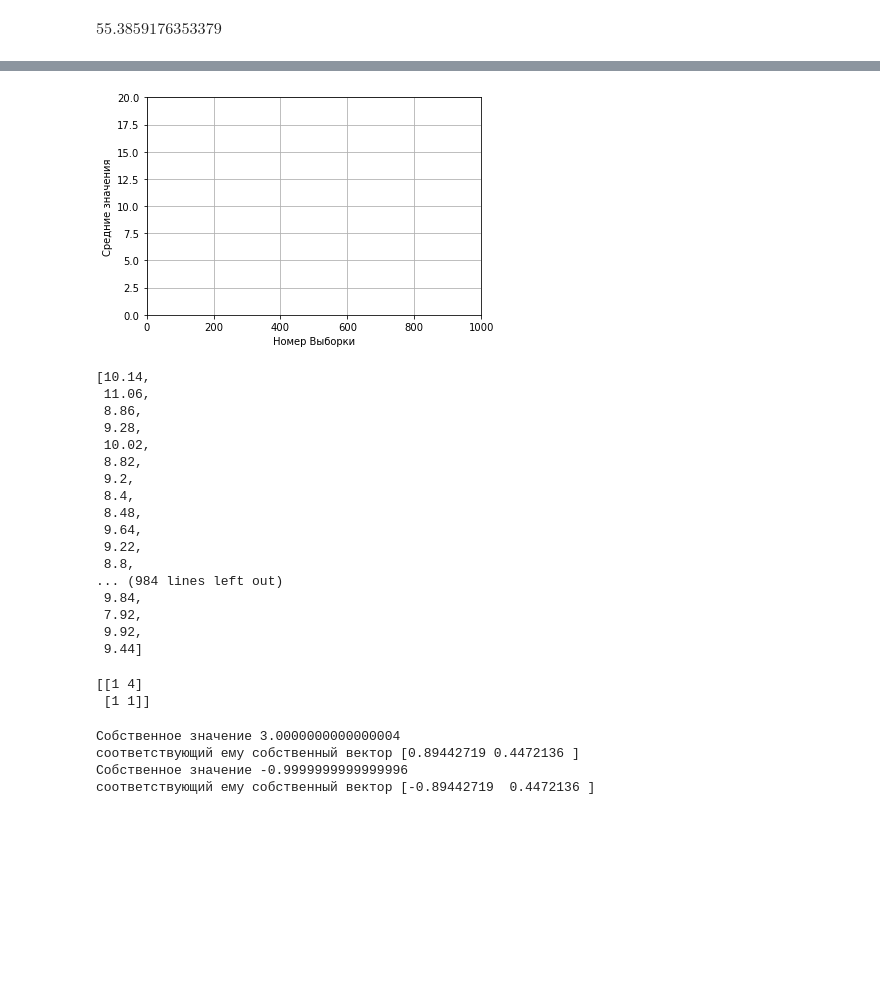
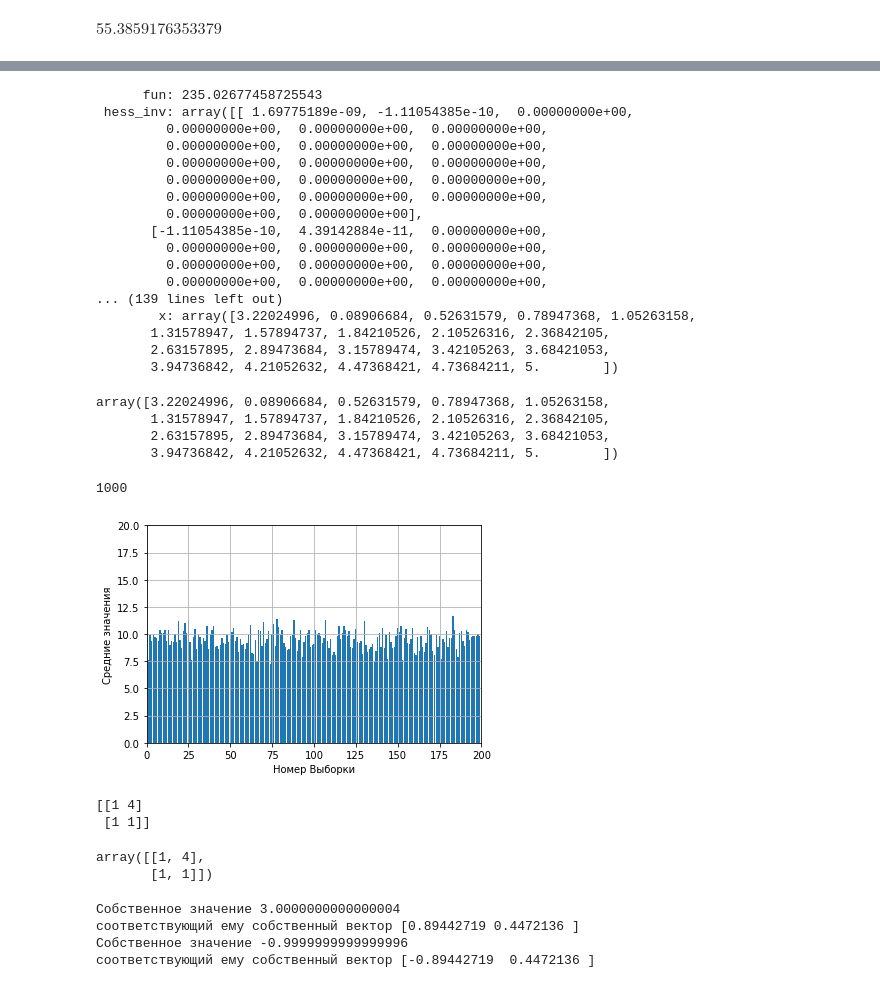
Before and after one commit to stanislavlesnovskij/homework, a Jupyter notebook: Директория для Юпитера/Диплом.ipynb, the cells around one changed output, grey strips where cells are left out. Cells and saved outputs as stored; diff of their text form; code cells hidden in the pictures; blank space fills up the shorter version.

```diff
--- a/Директория для Юпитера/Диплом.ipynb
+++ b/Директория для Юпитера/Диплом.ipynb
@@ -118,41 +219,55 @@ def error(params):
+# %%
+func
+# %% [output]
+      fun: 235.02677458725543
+ hess_inv: array([[ 1.69775189e-09, -1.11054385e-10,  0.00000000e+00,
+         0.00000000e+00,  0.00000000e+00,  0.00000000e+00,
+         0.00000000e+00,  0.00000000e+00,  0.00000000e+00,
+         0.00000000e+00,  0.00000000e+00,  0.00000000e+00,
+         0.00000000e+00,  0.00000000e+00,  0.00000000e+00,
+         0.00000000e+00,  0.00000000e+00,  0.00000000e+00,
+         0.00000000e+00,  0.00000000e+00],
+       [-1.11054385e-10,  4.39142884e-11,  0.00000000e+00,
+         0.00000000e+00,  0.00000000e+00,  0.00000000e+00,
+         0.00000000e+00,  0.00000000e+00,  0.00000000e+00,
+         0.00000000e+00,  0.00000000e+00,  0.00000000e+00,
+... (139 lines left out)
+        x: array([3.22024996, 0.08906684, 0.52631579, 0.78947368, 1.05263158,
+       1.31578947, 1.57894737, 1.84210526, 2.10526316, 2.36842105,
+       2.63157895, 2.89473684, 3.15789474, 3.42105263, 3.68421053,
+       3.94736842, 4.21052632, 4.47368421, 4.73684211, 5.        ])
+# %%
+func.x
+# %% [output]
+array([3.22024996, 0.08906684, 0.52631579, 0.78947368, 1.05263158,
+       1.31578947, 1.57894737, 1.84210526, 2.10526316, 2.36842105,
+       2.63157895, 2.89473684, 3.15789474, 3.42105263, 3.68421053,
+       3.94736842, 4.21052632, 4.47368421, 4.73684211, 5.        ])
+# %%
+len(Sum)
+# %% [output]
+1000
 # %%
 i=1
 Summary=[]
 for i in range(1000):
     Mas=[]
 
     for a in range(50):
         S=randint(0,20)
         Mas.append(S)
     Sr=sum(Mas)/len(Mas)
     Summary.append(Sr)
-plt.hist(Summary,bins=1000)
+Sum=np.array(Summary)
+plt.bar(range(1000),Sum)
 plt.xlabel('Номер Выборки')
 plt.ylabel('Средние значения')
-plt.xlim(0,1000)
+plt.xlim(0,200)
 plt.ylim(0,20)
 plt.grid(True)
 plt.show()
-Summary
 # %% [output]
-[figure, old version]
+[figure, new version]
-[10.14,
- 11.06,
- 8.86,
- 9.28,
- 10.02,
- 8.82,
- 9.2,
- 8.4,
- 8.48,
- 9.64,
- 9.22,
- 8.8,
-... (984 lines left out)
- 9.84,
- 7.92,
- 9.92,
- 9.44]
 # %%
 from math import *
 from numpy.random import randint
@@ -163,6 +278,11 @@ print(m)
 # %% [output]
 [[1 4]
  [1 1]]
+# %%
+m
+# %% [output]
+array([[1, 4],
+       [1, 1]])
 # %%
 x,z=np.linalg.eig(m)
 # %%
```
Also changed, not shown: parts of 13 cells of this notebook.
